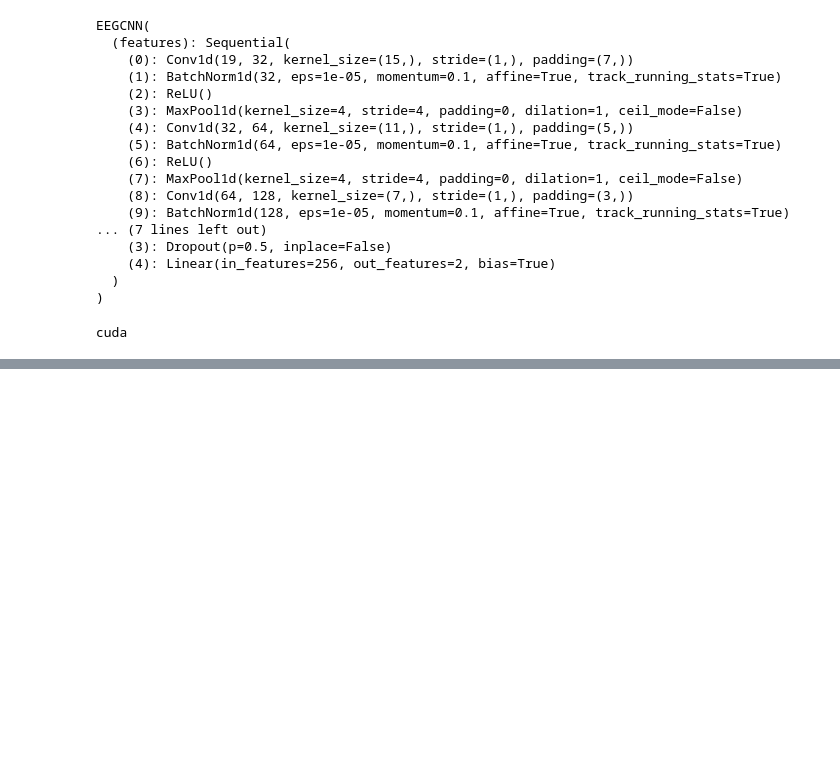
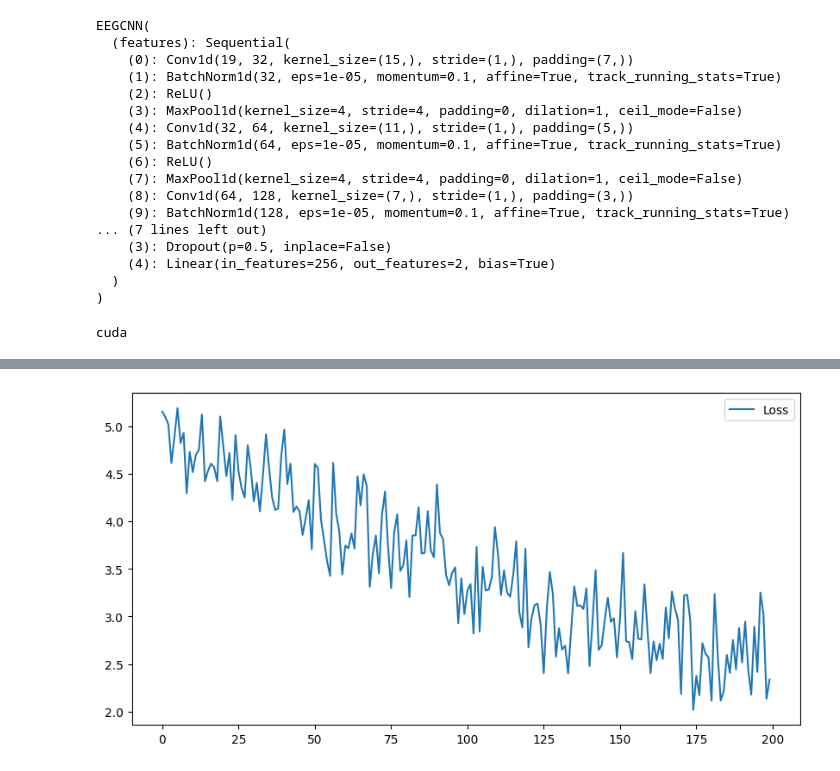
Before and after one commit to Jazgalor/Projekt-ABDMiB, a Jupyter notebook: analysis.ipynb, the cells around one changed output, grey strips where cells are left out. Saved outputs shown, nothing was run; the diff lists cells and outputs as text; code cells hidden in the pictures; blank space fills up the shorter version.

Commit message:
3rd attempt. ML with eeg - resting state

```diff
--- a/analysis.ipynb
+++ b/analysis.ipynb
@@ -2358,0 +2714,32 @@ plt.show()
+# %%
+from sklearn.model_selection import GroupShuffleSplit
+
+gss = GroupShuffleSplit(
+    n_splits=1,
+    test_size=0.2,
+    random_state=42
+)
+
+train_idx, test_idx = next(
+    gss.split(
+        X_pca,
+        y_encoded,
+        groups=groups
+    )
+)
+
+X_train = X_pca[
+    train_idx
+]
+
+X_test = X_pca[
+    test_idx
+]
+
+y_train = y_encoded[
+    train_idx
+]
+
+y_test = y_encoded[
+    test_idx
+]
@@ -2358,0 +3072,15 @@ plt.show()
+# %%
+import matplotlib.pyplot as plt
+
+plt.figure(figsize=(10,5))
+
+plt.plot(
+    train_losses,
+    label="Loss"
+)
+
+plt.legend()
+
+plt.show()
+# %% [output]
+[figure, added]
```
Also changed, not shown: parts of 16 cells of this notebook.
